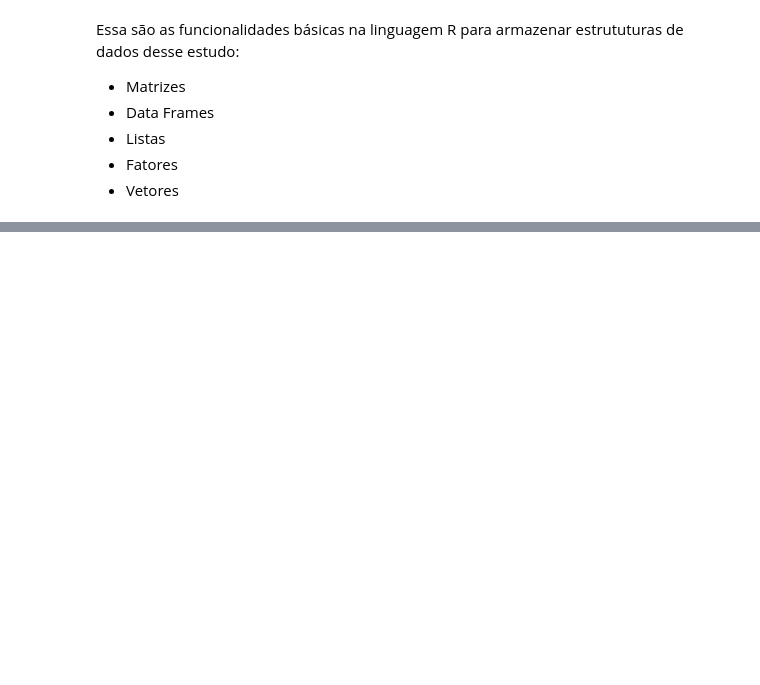
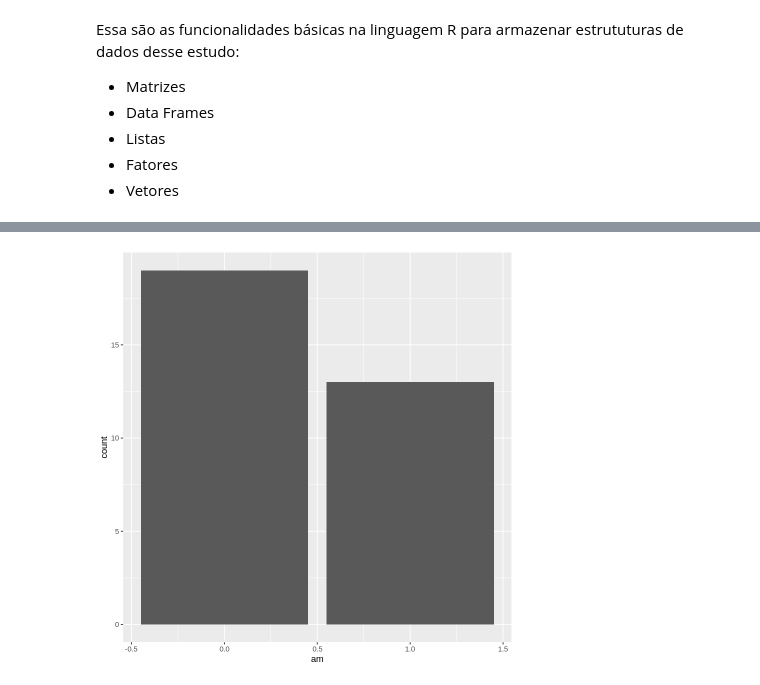
Before and after one commit to DanielMGuedes/Ling_R_Introduc_EVg, a Jupyter notebook: Linguagen_R_Tratamento_de_Dados.ipynb, the cells around one changed output, grey strips where cells are left out. Saved outputs shown, nothing was run; the diff lists cells and outputs as text; code cells hidden in the pictures; blank space fills up the shorter version.

```diff
--- a/Linguagen_R_Tratamento_de_Dados.ipynb
+++ b/Linguagen_R_Tratamento_de_Dados.ipynb
@@ -433,0 +720,10 @@ Essa são as funcionalidades básicas na linguagem R para armazenar estrututuras
+# %%
+#Primeiro vamos instalar o pacote:
+library(ggplot2)
+# Vamos utilizar uma função do (ggplot2)
+ggplot(carros, aes(am)) +
+  geom_bar()
+# Foram utilizados dois parametros: o dataset e a coluna, A cada valor existente na
+# coluna, será criada uma barra no gráfico.
+# %% [output]
+[figure, added]
```
Also changed, not shown: parts of 64 cells of this notebook.
